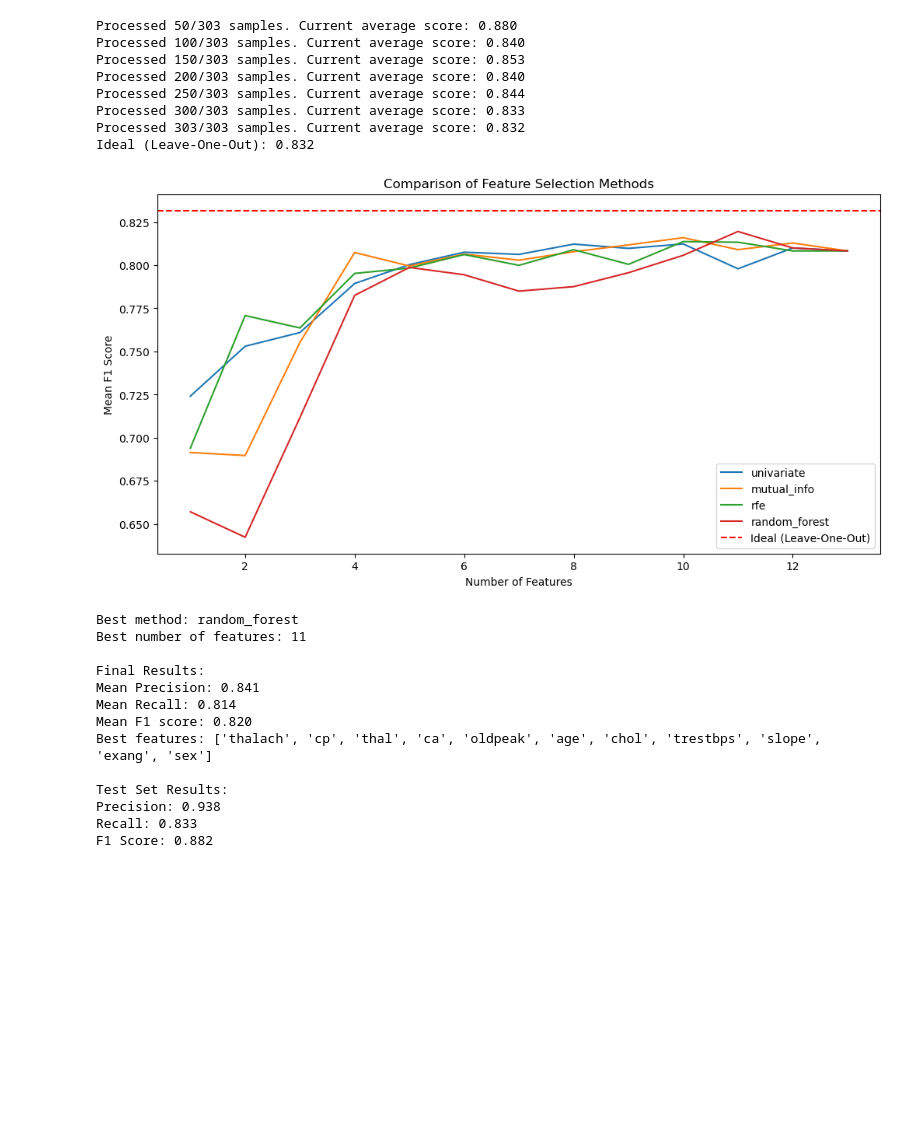
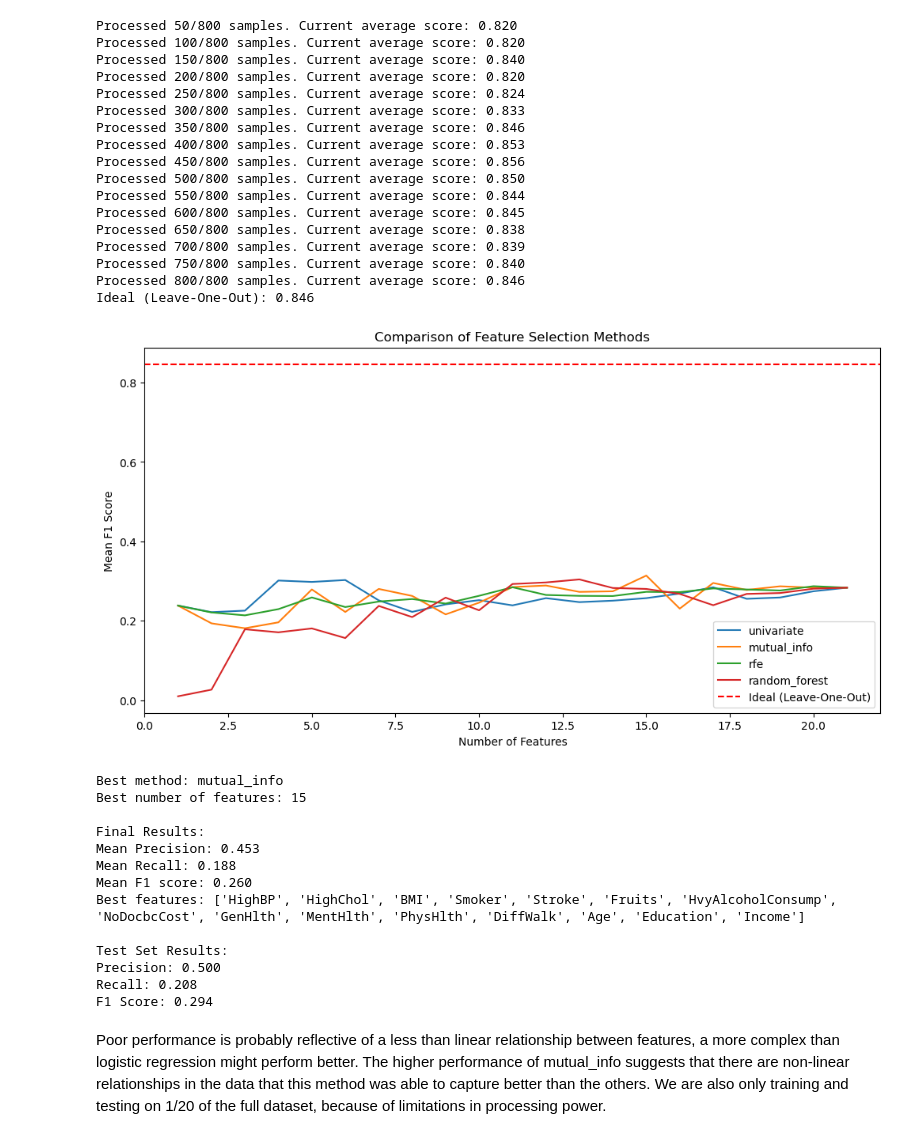
Before and after one commit to m6urns/project4-knn-cs5830, a Jupyter notebook: part2-exploration.ipynb, the cells around one changed output. Saved outputs shown, nothing was run; the diff lists cells and outputs as text; code cells hidden in the pictures; blank space fills up the shorter version.

Commit message:
Filter the data for a smaller set. Some ideas about why mutual_info is the better performer.

```diff
--- a/part2-exploration.ipynb
+++ b/part2-exploration.ipynb
@@ -191,57 +178,69 @@ def train_and_evaluate_model(train_file, test_file=None, target_column='target',
     # Evaluate with best method and k
     precision_scores, recall_scores, f1_scores, best_features = evaluate_model_with_feature_selection(X_train, y_train, best_k, best_method)
 
     print("\nFinal Results:")
     print(f"Mean Precision: {np.mean(precision_scores):.3f}")
     print(f"Mean Recall: {np.mean(recall_scores):.3f}")
     print(f"Mean F1 score: {np.mean(f1_scores):.3f}")
     print(f"Best features: {best_features}")
 
     # Train final model and evaluate on test set
     X_train_selected = X_train[best_features]
     X_test_selected = X_test[best_features]
 
     final_model = get_model()
     final_model.fit(X_train_selected, y_train)
 
     y_pred = final_model.predict(X_test_selected)
 
     print("\nTest Set Results:")
     print(f"Precision: {precision_score(y_test, y_pred):.3f}")
     print(f"Recall: {recall_score(y_test, y_pred):.3f}")
     print(f"F1 Score: {f1_score(y_test, y_pred):.3f}")
 
     return final_model, best_features
 
 if __name__ == "__main__":
     # train_file = 'data/archive/diabetes_binary_health_indicators_BRFSS2015.csv'
-    # test_file = None
-    train_file = 'data/cleveland.csv'
-    test_file = 'data/cleveland-test-sample.csv'
-    # target_column = 'Diabetes_binary'
-    target_column = 'num'
+    train_file = 'data/diabetes_sample.csv'
+    test_file = None
+    # train_file = 'data/cleveland.csv'
+    # test_file = 'data/cleveland-test-sample.csv'
+    target_column = 'Diabetes_binary'
+    # target_column = 'num'
 
     trained_model, selected_features = train_and_evaluate_model(train_file, test_file, target_column)
 # %% [output]
-Processed 50/303 samples. Current average score: 0.880
-Processed 100/303 samples. Current average score: 0.840
-Processed 150/303 samples. Current average score: 0.853
-Processed 200/303 samples. Current average score: 0.840
-Processed 250/303 samples. Current average score: 0.844
-Processed 300/303 samples. Current average score: 0.833
-Processed 303/303 samples. Current average score: 0.832
-Ideal (Leave-One-Out): 0.832
+Processed 50/800 samples. Current average score: 0.820
+Processed 100/800 samples. Current average score: 0.820
+Processed 150/800 samples. Current average score: 0.840
+Processed 200/800 samples. Current average score: 0.820
+Processed 250/800 samples. Current average score: 0.824
+Processed 300/800 samples. Current average score: 0.833
+Processed 350/800 samples. Current average score: 0.846
+Processed 400/800 samples. Current average score: 0.853
+Processed 450/800 samples. Current average score: 0.856
+Processed 500/800 samples. Current average score: 0.850
+Processed 550/800 samples. Current average score: 0.844
+Processed 600/800 samples. Current average score: 0.845
+Processed 650/800 samples. Current average score: 0.838
+Processed 700/800 samples. Current average score: 0.839
+Processed 750/800 samples. Current average score: 0.840
+Processed 800/800 samples. Current average score: 0.846
+Ideal (Leave-One-Out): 0.846
-[figure, old version]
+[figure, new version]
-Best method: random_forest
-Best number of features: 11
+Best method: mutual_info
+Best number of features: 15
 
 Final Results:
-Mean Precision: 0.841
-Mean Recall: 0.814
-Mean F1 score: 0.820
-Best features: ['thalach', 'cp', 'thal', 'ca', 'oldpeak', 'age', 'chol', 'trestbps', 'slope', 'exang', 'sex']
+Mean Precision: 0.453
+Mean Recall: 0.188
+Mean F1 score: 0.260
+Best features: ['HighBP', 'HighChol', 'BMI', 'Smoker', 'Stroke', 'Fruits', 'HvyAlcoholConsump', 'NoDocbcCost', 'GenHlth', 'MentHlth', 'PhysHlth', 'DiffWalk', 'Age', 'Education', 'Income']
 
 Test Set Results:
-Precision: 0.938
-Recall: 0.833
-F1 Score: 0.882
+Precision: 0.500
+Recall: 0.208
+F1 Score: 0.294
+# %% [markdown]
+Poor performance is probably reflective of a less than linear relationship between features, a more complex than logistic regression might perform better. The higher performance of mutual_info suggests that there are non-linear relationships in the data that this method was able to capture better than the others. We are also only training and testing on 1/20 of the full dataset, because of limitations in processing power.
```
Also changed, not shown: parts of 2 cells of this notebook.
